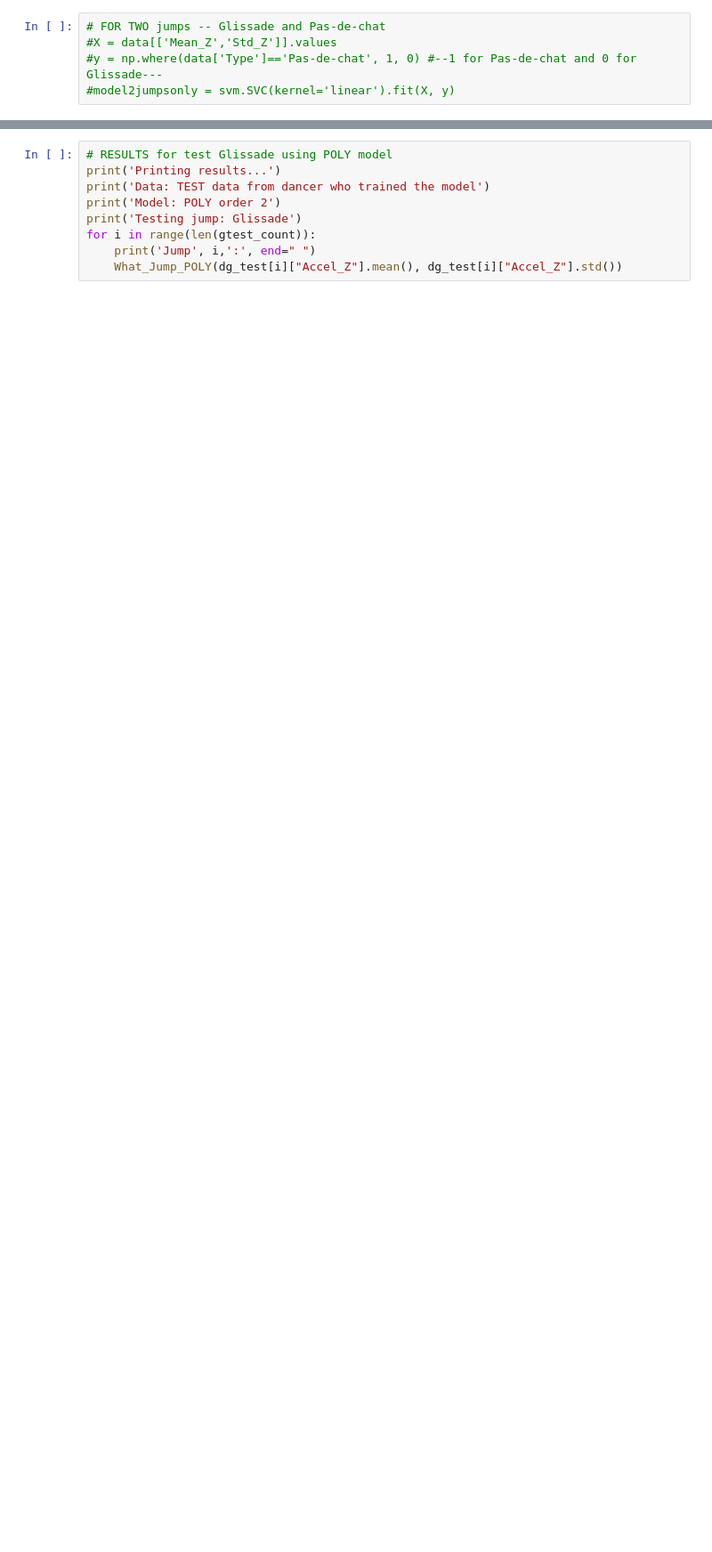
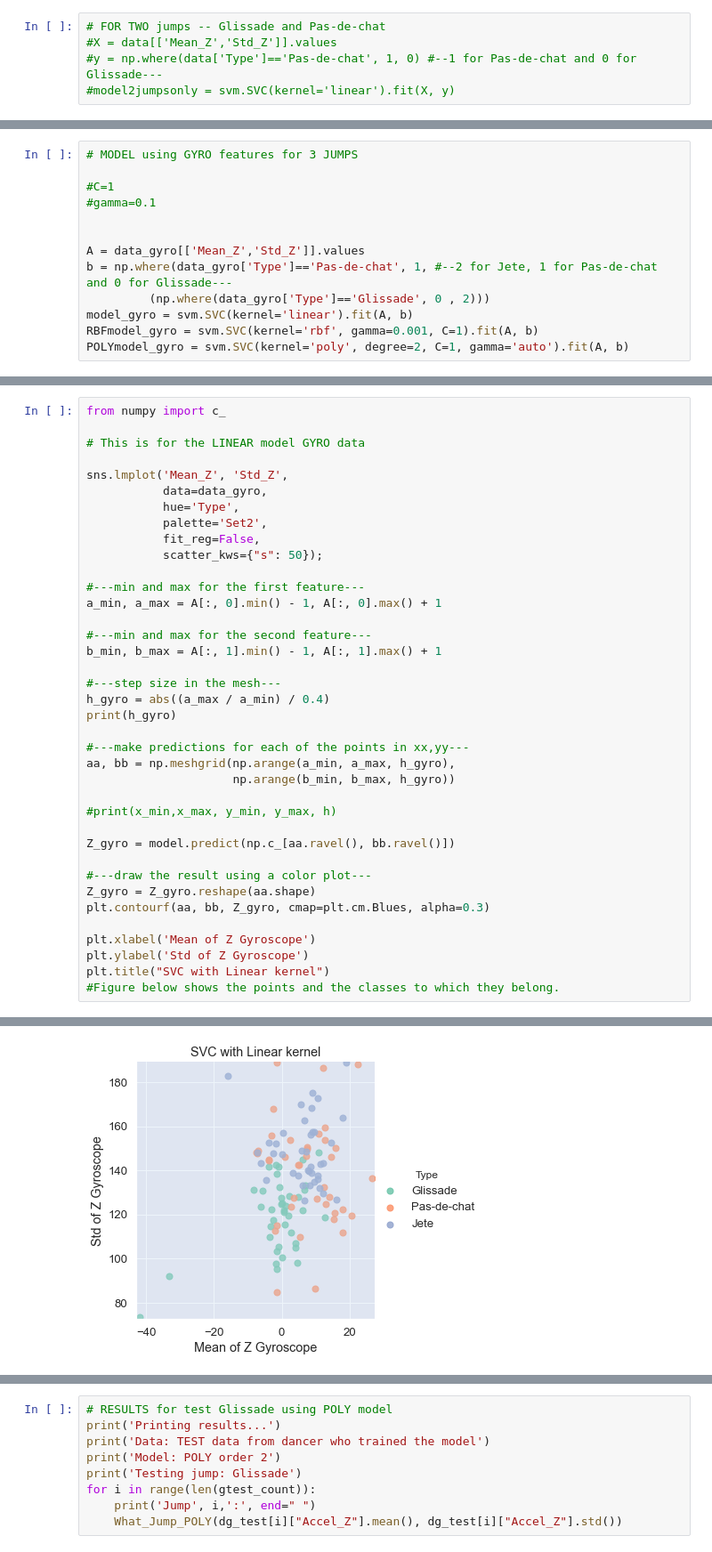
Before and after one commit to alb4876/ballet-jumps, a Jupyter notebook: Ballet.ipynb, the cells around one changed output, grey strips where cells are left out. Shown at 89% size. Cells and saved outputs as stored; diff of their text form; blank space fills up the shorter version.

```diff
--- a/Ballet.ipynb
+++ b/Ballet.ipynb
@@ -425,6 +519,19 @@ y = np.where(data['Type']=='Pas-de-chat', 1, #--2 for Jete, 1 for Pas-de-chat an
 model = svm.SVC(kernel='linear').fit(X, y)
 RBFmodel = svm.SVC(kernel='rbf', gamma=0.001, C=1).fit(X, y)
 POLYmodel = svm.SVC(kernel='poly', degree=2, C=1, gamma='auto').fit(X, y)
+# %%
+# MODEL using GYRO features for 3 JUMPS
+
+#C=1
+#gamma=0.1
+
+
+A = data_gyro[['Mean_Z','Std_Z']].values
+b = np.where(data_gyro['Type']=='Pas-de-chat', 1, #--2 for Jete, 1 for Pas-de-chat and 0 for Glissade---
+         (np.where(data_gyro['Type']=='Glissade', 0 , 2)))
+model_gyro = svm.SVC(kernel='linear').fit(A, b)
+RBFmodel_gyro = svm.SVC(kernel='rbf', gamma=0.001, C=1).fit(A, b)
+POLYmodel_gyro = svm.SVC(kernel='poly', degree=2, C=1, gamma='auto').fit(A, b)
 # %%
 print(data)
 # %% [output]
@@ -736,0 +686,39 @@ Jump 9 : Glissade
+# %%
+from numpy import c_
+
+# This is for the LINEAR model GYRO data
+
+sns.lmplot('Mean_Z', 'Std_Z',
+           data=data_gyro,
+           hue='Type',
+           palette='Set2',
+           fit_reg=False,
+           scatter_kws={"s": 50});
+
+#---min and max for the first feature---
+a_min, a_max = A[:, 0].min() - 1, A[:, 0].max() + 1
+
+#---min and max for the second feature---
+b_min, b_max = A[:, 1].min() - 1, A[:, 1].max() + 1
+
+#---step size in the mesh---
+h_gyro = abs((a_max / a_min) / 0.4)
+print(h_gyro)
+
+#---make predictions for each of the points in xx,yy---
+aa, bb = np.meshgrid(np.arange(a_min, a_max, h_gyro),
+                     np.arange(b_min, b_max, h_gyro))
+
+#print(x_min,x_max, y_min, y_max, h)
+
+Z_gyro = model.predict(np.c_[aa.ravel(), bb.ravel()])
+
+#---draw the result using a color plot---
+Z_gyro = Z_gyro.reshape(aa.shape)
+plt.contourf(aa, bb, Z_gyro, cmap=plt.cm.Blues, alpha=0.3)
+
+plt.xlabel('Mean of Z Gyroscope')
+plt.ylabel('Std of Z Gyroscope')
+plt.title("SVC with Linear kernel")
+#Figure below shows the points and the classes to which they belong.
+# %% [output]
@@ -736,0 +727 @@ Jump 9 : Glissade
+[figure, added]
```
Also changed, not shown: parts of 65 cells of this notebook.
